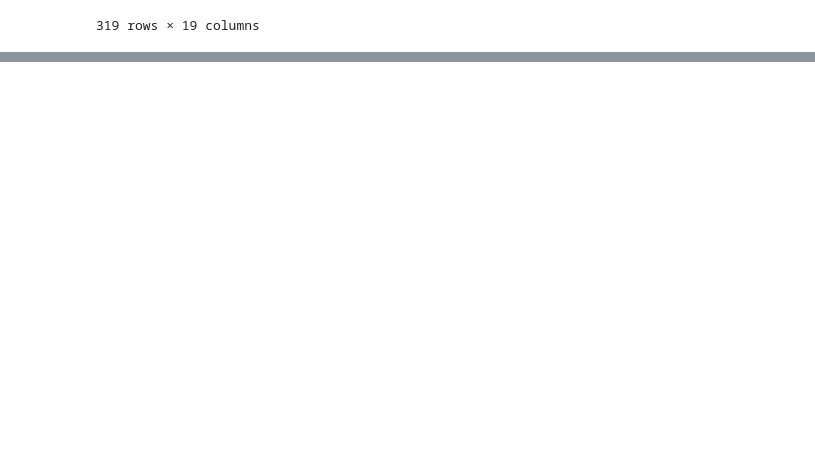
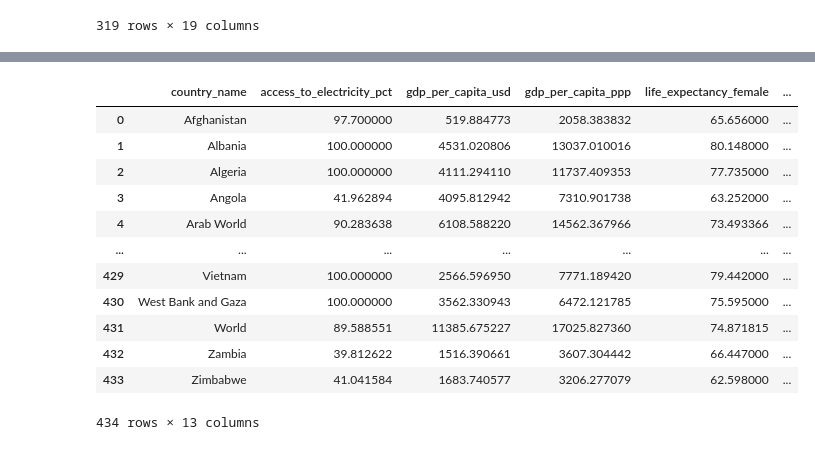
Before and after one commit to Adam-Behun/python-data-analysis, a Jupyter notebook: data-cleaning/lesson-2.ipynb, the cells around one changed output, grey strips where cells are left out. Saved outputs shown, nothing was run; the diff lists cells and outputs as text; code cells hidden in the pictures; blank space fills up the shorter version.

```diff
--- a/data-cleaning/lesson-2.ipynb
+++ b/data-cleaning/lesson-2.ipynb
@@ -141,0 +210,16 @@ wdi[num_missing_by_row>0]
+# %%
+wdi.dropna(axis=1)
+# %% [output]
+|  | country_name | access_to_electricity_pct | gdp_per_capita_usd | gdp_per_capita_ppp | life_expectancy_female | ... |
+| 0 | Afghanistan | 97.700000 | 519.884773 | 2058.383832 | 65.656000 | ... |
+| 1 | Albania | 100.000000 | 4531.020806 | 13037.010016 | 80.148000 | ... |
+| 2 | Algeria | 100.000000 | 4111.294110 | 11737.409353 | 77.735000 | ... |
+| 3 | Angola | 41.962894 | 4095.812942 | 7310.901738 | 63.252000 | ... |
+| 4 | Arab World | 90.283638 | 6108.588220 | 14562.367966 | 73.493366 | ... |
+| ... | ... | ... | ... | ... | ... | ... |
+| 429 | Vietnam | 100.000000 | 2566.596950 | 7771.189420 | 79.442000 | ... |
+| 430 | West Bank and Gaza | 100.000000 | 3562.330943 | 6472.121785 | 75.595000 | ... |
+| 431 | World | 89.588551 | 11385.675227 | 17025.827360 | 74.871815 | ... |
+| 432 | Zambia | 39.812622 | 1516.390661 | 3607.304442 | 66.447000 | ... |
+| 433 | Zimbabwe | 41.041584 | 1683.740577 | 3206.277079 | 62.598000 | ... |
+434 rows × 13 columns
```
Also changed, not shown: parts of 4 cells of this notebook.
